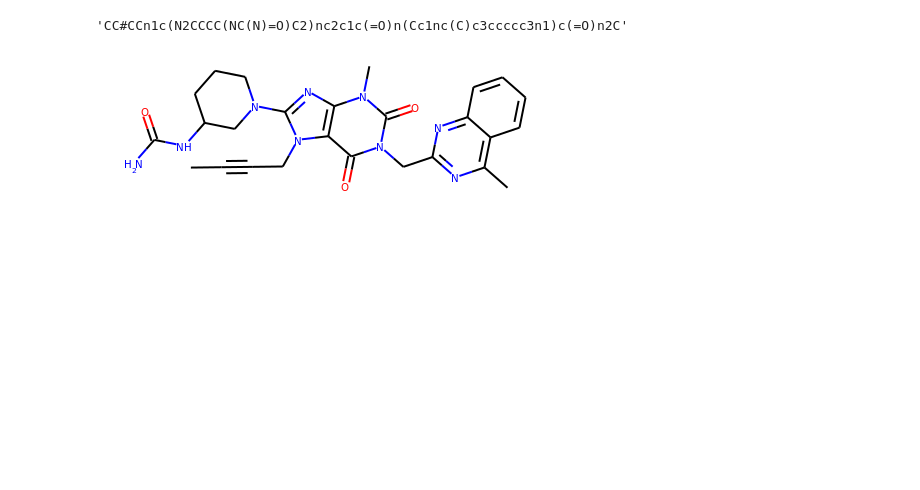
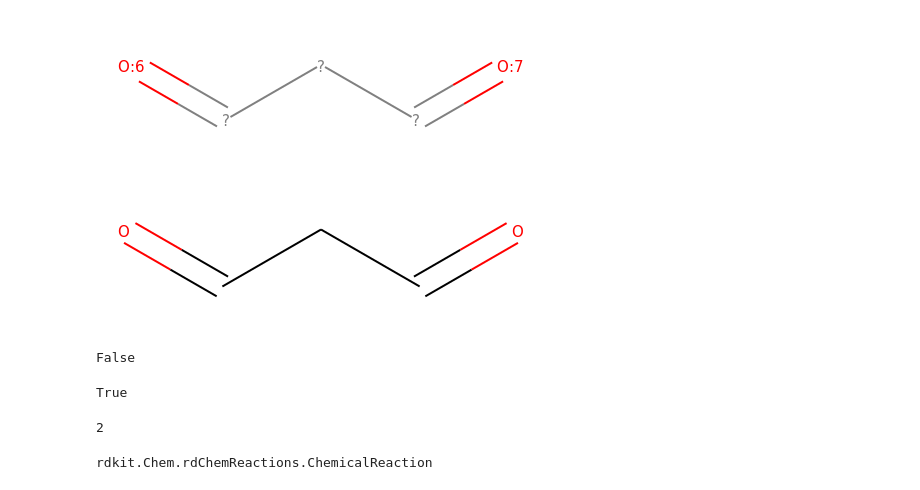
Before and after one commit to FrekMown/neopgfs, a Jupyter notebook: ipynb/1_input data_environment.ipynb, the cells around one changed output. Saved outputs shown, nothing was run; the diff lists cells and outputs as text; code cells hidden in the pictures; blank space fills up the shorter version.

```diff
--- a/ipynb/1_input data_environment.ipynb
+++ b/ipynb/1_input data_environment.ipynb
@@ -11,8 +47,25 @@ with open('../neopgfs/Data/enamine_building_blocks.csv') as f:
 # %%
-reactant_smiles[0]
+reactants_rxn[0]
 # %% [output]
-'CC#CCn1c(N2CCCC(NC(N)=O)C2)nc2c1c(=O)n(Cc1nc(C)c3ccccc3n1)c(=O)n2C'
+[figure, added]
-# %%
-Chem.MolFromSmiles(reactant_smiles[0])
-# %% [output]
-[figure, removed]
+# %%
+mol = Chem.MolFromSmiles("O=CCC=O")
+mol
+# %% [output]
+[figure, added]
+# %%
+reactants_rxn[0].HasSubstructMatch(mol)
+# %% [output]
+False
+# %%
+mol.HasSubstructMatch(reactants_rxn[0])
+# %% [output]
+True
+# %%
+rxn.GetNumReactantTemplates()
+# %% [output]
+2
+# %%
+type(rxn)
+# %% [output]
+rdkit.Chem.rdChemReactions.ChemicalReaction
```
Also changed, not shown: parts of 26 cells of this notebook, 5 other files.
